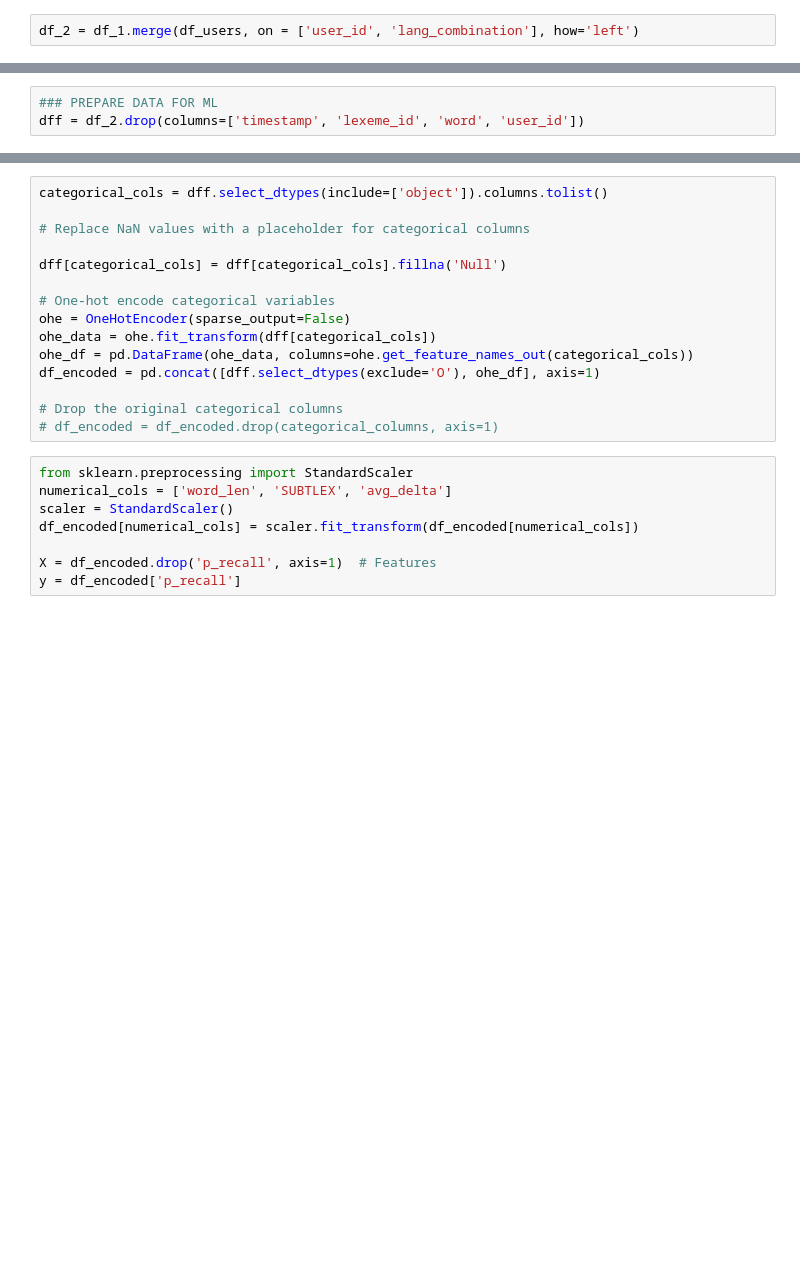
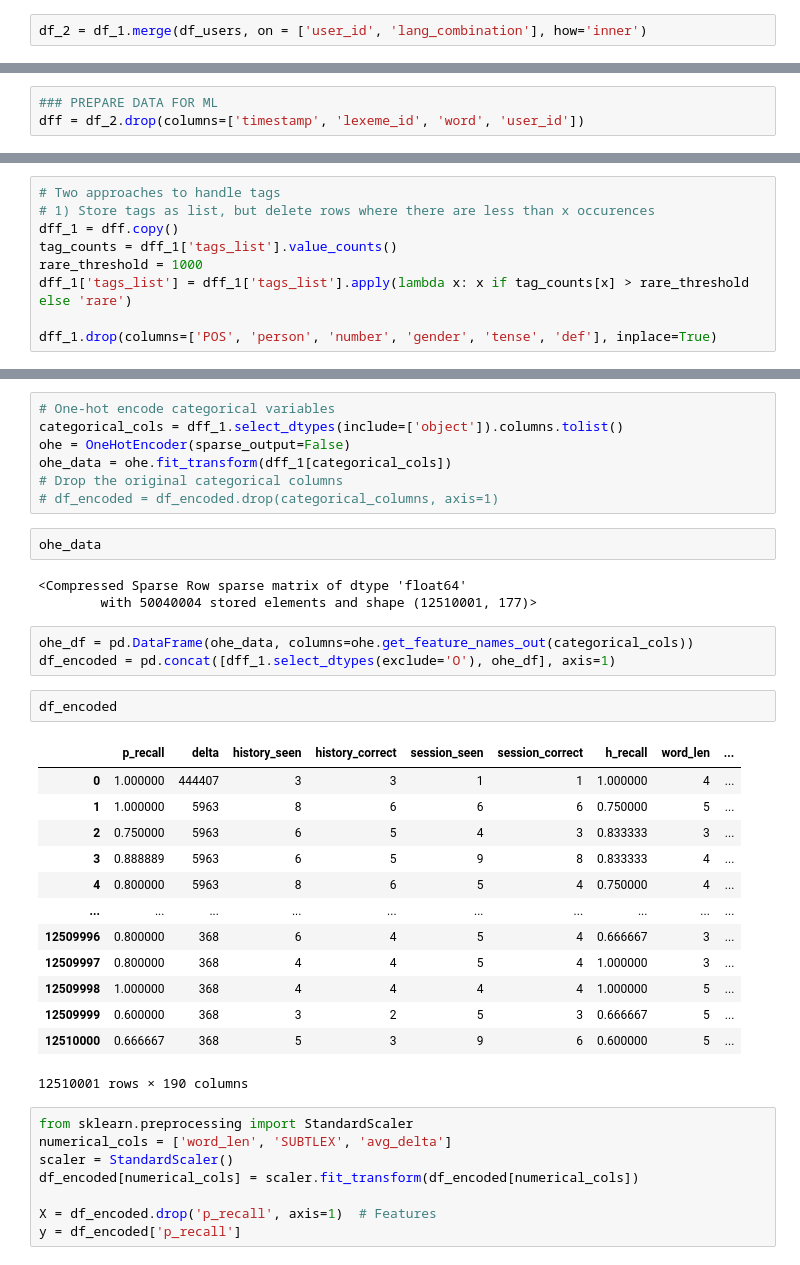
Before and after one commit to juliakubisa/spaced_repetition_algorithm, a Jupyter notebook: notebooks/baseline_models.ipynb, the cells around one changed output, grey strips where cells are left out. Drawn from its saved outputs; the diff is of its cells as text; blank space fills up the shorter version.

```diff
--- a/notebooks/baseline_models.ipynb
+++ b/notebooks/baseline_models.ipynb
@@ -94,3 +52,3 @@ df_1
 # %%
-df_2 = df_1.merge(df_users, on = ['user_id', 'lang_combination'], how='left')
+df_2 = df_1.merge(df_users, on = ['user_id', 'lang_combination'], how='inner')
 # %%
@@ -127,0 +94,9 @@ Index(['p_recall', 'delta', 'learning_language', 'ui_language', 'history_seen',
+# %%
+# Two approaches to handle tags
+# 1) Store tags as list, but delete rows where there are less than x occurences
+dff_1 = dff.copy()
+tag_counts = dff_1['tags_list'].value_counts()
+rare_threshold = 1000
+dff_1['tags_list'] = dff_1['tags_list'].apply(lambda x: x if tag_counts[x] > rare_threshold else 'rare')
+
+dff_1.drop(columns=['POS', 'person', 'number', 'gender', 'tense', 'def'], inplace=True)
@@ -128,18 +137,34 @@ Index(['p_recall', 'delta', 'learning_language', 'ui_language', 'history_seen',
 # %%
-categorical_cols = dff.select_dtypes(include=['object']).columns.tolist()
-
-# Replace NaN values with a placeholder for categorical columns
-
-dff[categorical_cols] = dff[categorical_cols].fillna('Null')
-
 # One-hot encode categorical variables
+categorical_cols = dff_1.select_dtypes(include=['object']).columns.tolist()
 ohe = OneHotEncoder(sparse_output=False)
-ohe_data = ohe.fit_transform(dff[categorical_cols])
-ohe_df = pd.DataFrame(ohe_data, columns=ohe.get_feature_names_out(categorical_cols))
-df_encoded = pd.concat([dff.select_dtypes(exclude='O'), ohe_df], axis=1)
-
+ohe_data = ohe.fit_transform(dff_1[categorical_cols])
 # Drop the original categorical columns
 # df_encoded = df_encoded.drop(categorical_columns, axis=1)
+# %%
+ohe_data
+# %% [output]
+<Compressed Sparse Row sparse matrix of dtype 'float64'
+        with 50040004 stored elements and shape (12510001, 177)>
+# %%
+ohe_df = pd.DataFrame(ohe_data, columns=ohe.get_feature_names_out(categorical_cols))
+df_encoded = pd.concat([dff_1.select_dtypes(exclude='O'), ohe_df], axis=1)
+# %%
+df_encoded
+# %% [output]
+|  | p_recall | delta | history_seen | history_correct | session_seen | session_correct | h_recall | word_len | ... |
+| 0 | 1.000000 | 444407 | 3 | 3 | 1 | 1 | 1.000000 | 4 | ... |
+| 1 | 1.000000 | 5963 | 8 | 6 | 6 | 6 | 0.750000 | 5 | ... |
+| 2 | 0.750000 | 5963 | 6 | 5 | 4 | 3 | 0.833333 | 3 | ... |
+| 3 | 0.888889 | 5963 | 6 | 5 | 9 | 8 | 0.833333 | 4 | ... |
+| 4 | 0.800000 | 5963 | 8 | 6 | 5 | 4 | 0.750000 | 4 | ... |
+| ... | ... | ... | ... | ... | ... | ... | ... | ... | ... |
+| 12509996 | 0.800000 | 368 | 6 | 4 | 5 | 4 | 0.666667 | 3 | ... |
+| 12509997 | 0.800000 | 368 | 4 | 4 | 5 | 4 | 1.000000 | 3 | ... |
+| 12509998 | 1.000000 | 368 | 4 | 4 | 4 | 4 | 1.000000 | 5 | ... |
+| 12509999 | 0.600000 | 368 | 3 | 2 | 5 | 3 | 0.666667 | 5 | ... |
+| 12510000 | 0.666667 | 368 | 5 | 3 | 9 | 6 | 0.600000 | 5 | ... |
+12510001 rows × 190 columns
 # %%
 from sklearn.preprocessing import StandardScaler
 numerical_cols = ['word_len', 'SUBTLEX', 'avg_delta']
```
Also changed, not shown: parts of 12 cells of this notebook, 3 other files.
